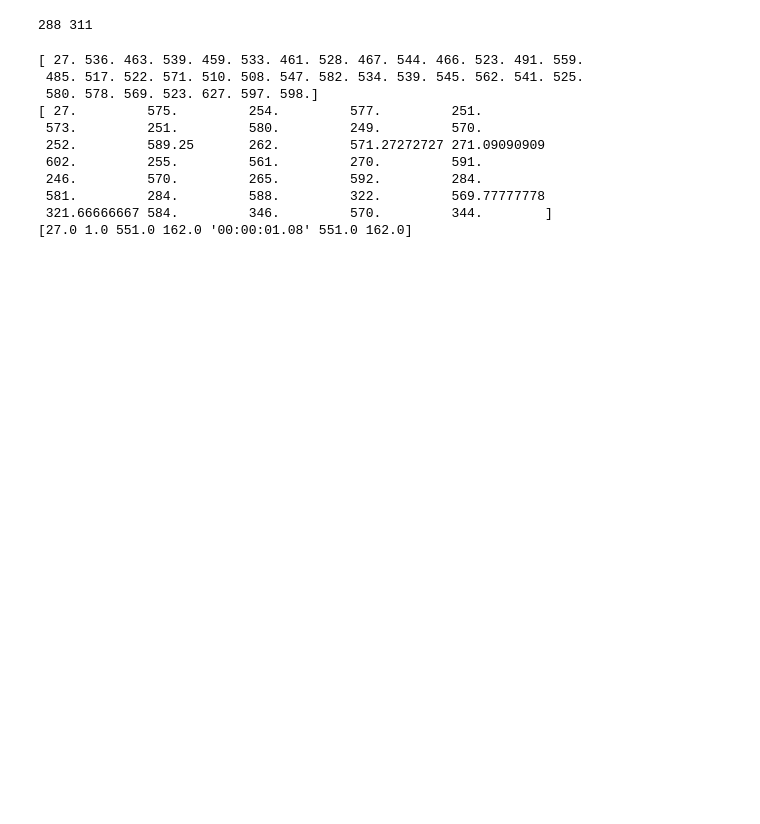
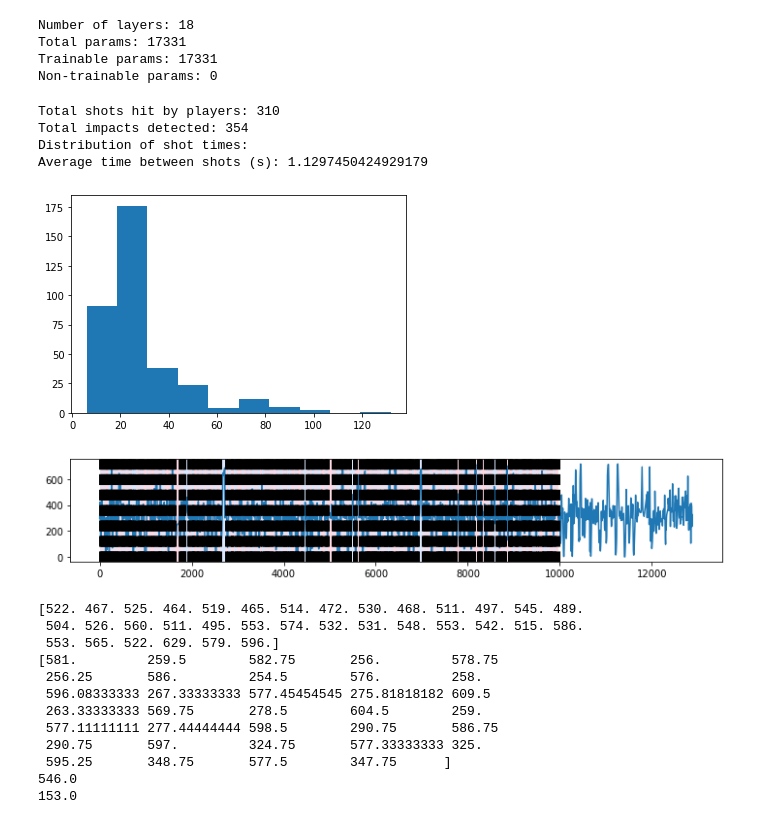
Before and after one commit to jhwang7628/monotrack, a Jupyter notebook: notebooks/single-match-analysis.ipynb, the cells around one changed output. Drawn from its saved outputs; the diff is of its cells as text; code cells hidden in the pictures; blank space fills up the shorter version.

```diff
--- a/notebooks/single-match-analysis.ipynb
+++ b/notebooks/single-match-analysis.ipynb
@@ -511,26 +92,0 @@ players = [bottom_player, top_player]
-# %%
-# Filter hits
-is_hit = []
-last_hit = -1
-for fid in result:
-    # Check if this impact is close to a pose
-    c = np.array([Xb[fid], Yb[fid]])
-    reached_by = 0
-    dist_reached = 1e99
-    for j in range(2):
-        xy = players[j].iloc[fid].to_list()[1:]
-        pose = Pose()
-        pose.init_from_kparray(xy)
-#         print(j, pose.get_centroid(), c, np.linalg.norm(c - pose.get_centroid()), reached_by, dist_reached, last_hit)
-        if pose.can_reach(c):
-            pdist = np.linalg.norm(c - pose.get_centroid())
-            if not reached_by or reached_by == last_hit or pdist < dist_reached:
-                reached_by = j + 1
-                dist_reached = pdist
-    if reached_by:
-#         print('hit by', reached_by-1)
-        last_hit = reached_by
-    is_hit.append(reached_by)
-print(sum(x > 0 for x in is_hit), len(result))
-# %% [output]
-288 311
@@ -537,19 +96,44 @@ print(sum(x > 0 for x in is_hit), len(result))
+# %%
+detector = MLHitDetector(
+    court,
+    poses,
+    trajectory,
+    './../TrackNetv2/3_in_3_out/hitnet_conv_model_predict_player2.h5'
+)
+# %% [output]
+Number of layers: 18
+Total params: 17331
+Trainable params: 17331
+Non-trainable params: 0
+# %%
+result, is_hit = detector.detect_hits(fps)
+rpt.display(signal_y, result, result)
+plt.show()
+# %% [output]
+Total shots hit by players: 310
+Total impacts detected: 354
+Distribution of shot times:
+Average time between shots (s): 1.1297450424929179
+[figure, added]
+[figure, added]
 # %%
 print(
     bottom_player.values[result[1]],
     top_player.values[result[1]],
-    trajectory.values[result[1]],
+    trajectory.X[result[1]],
+    trajectory.Y[result[1]],
     sep='\n'
 )
 # %% [output]
-[ 27. 536. 463. 539. 459. 533. 461. 528. 467. 544. 466. 523. 491. 559.
- 485. 517. 522. 571. 510. 508. 547. 582. 534. 539. 545. 562. 541. 525.
- 580. 578. 569. 523. 627. 597. 598.]
-[ 27.         575.         254.         577.         251.
- 573.         251.         580.         249.         570.
- 252.         589.25       262.         571.27272727 271.09090909
- 602.         255.         561.         270.         591.
- 246.         570.         265.         592.         284.
- 581.         284.         588.         322.         569.77777778
- 321.66666667 584.         346.         570.         344.        ]
-[27.0 1.0 551.0 162.0 '00:00:01.08' 551.0 162.0]
+[522. 467. 525. 464. 519. 465. 514. 472. 530. 468. 511. 497. 545. 489.
+ 504. 526. 560. 511. 495. 553. 574. 532. 531. 548. 553. 542. 515. 586.
+ 553. 565. 522. 629. 579. 596.]
+[581.         259.5        582.75       256.         578.75
+ 256.25       586.         254.5        576.         258.
+ 596.08333333 267.33333333 577.45454545 275.81818182 609.5
+ 263.33333333 569.75       278.5        604.5        259.
+ 577.11111111 277.44444444 598.5        290.75       586.75
+ 290.75       597.         324.75       577.33333333 325.
+ 595.25       348.75       577.5        347.75      ]
+546.0
+153.0
```
Also changed, not shown: parts of 26 cells of this notebook, 21 other files.
